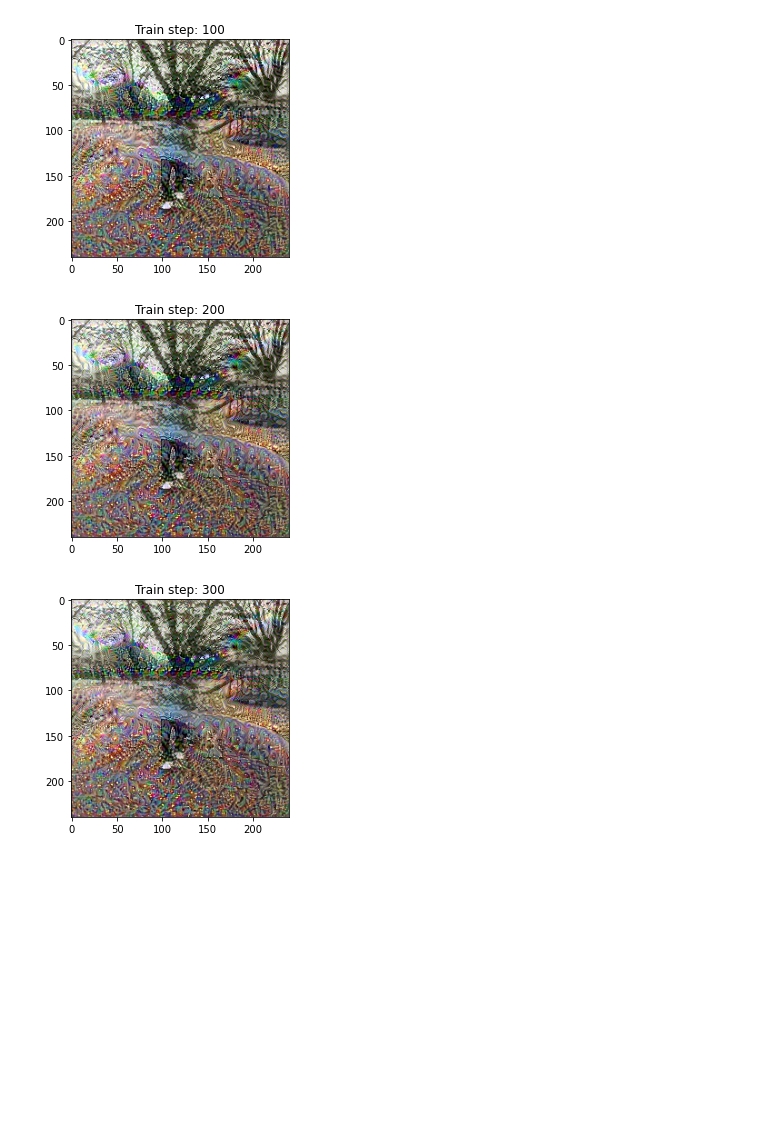
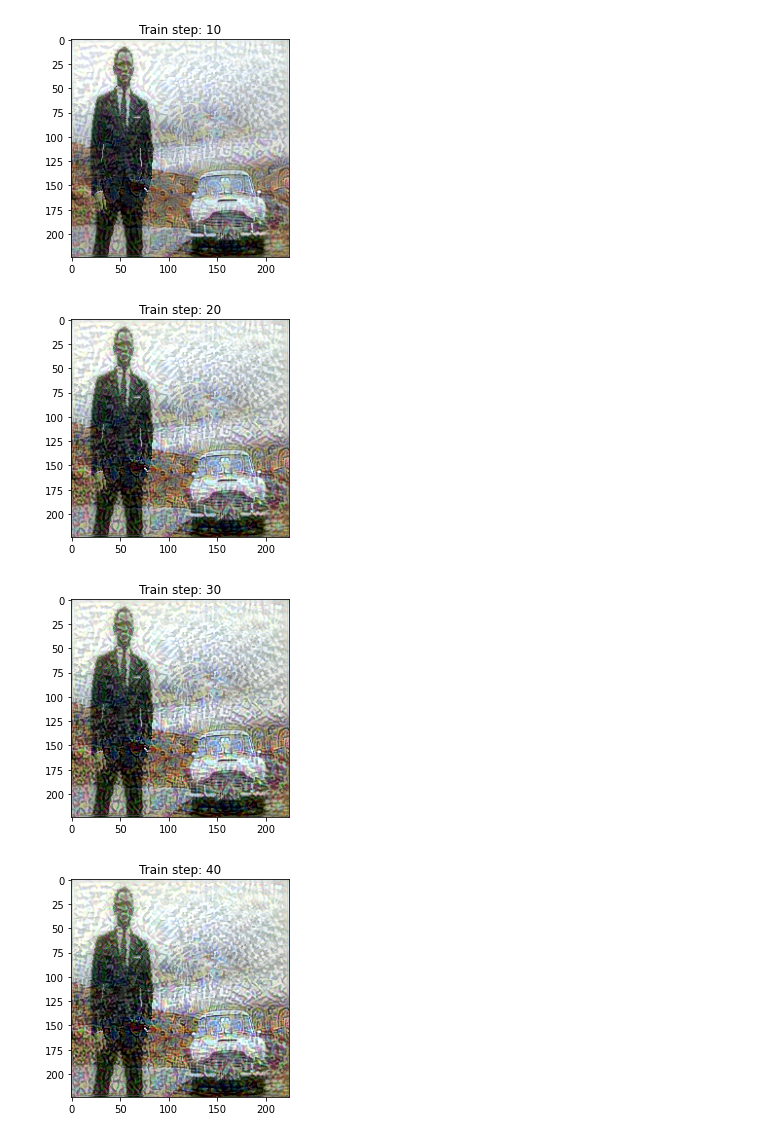
Before and after one commit to ProgressingMann/NeuralStyleTransfer, a Jupyter notebook: NeuralStyleTransfer.ipynb, the cells around one changed output. Saved outputs shown, nothing was run; the diff lists cells and outputs as text; code cells hidden in the pictures; blank space fills up the shorter version.

```diff
--- a/NeuralStyleTransfer.ipynb
+++ b/NeuralStyleTransfer.ipynb
@@ -34,5 +36,5 @@ style_img.shape
 # %%
-def image2array(image):
+def image2array(image, dims):
     """
     Input: An image.
 
@@ -40,13 +42,7 @@ def image2array(image):
     """
     image = plt.imread(image)
     img = tf.image.convert_image_dtype(image, tf.float32)
-    img = tf.image.resize(img, [240, 240])
+    img = tf.image.resize(img, dims)
       # Shape -> (batch_size, h, w, d)
     img = img[tf.newaxis, :]
     return img
- #   imagearray = image.load_img(path=imagepath, target_size=(224, 224))
- #   imagearray = np.asarray(imagearray)
- #   imagearray = np.expand_dims(imagearray, 0)
-
-
- #   return tf.convert_to_tensor(imagearray)
@@ -60,0 +49,5 @@ content_img.shape, style_img.shape
+# %%
+dims = [224, 224]
+content_img = image2array('images/daniel-craig-james-bond.jpg', dims)
+style_img = image2array('images/sunset.jpg', dims)
+content_img.shape, style_img.shape
@@ -234,17 +232,18 @@ def train_step(image):
 target_image = tf.Variable(content_img)
 # %%
 epochs = 10
-steps_per_epoch = 100
+steps_per_epoch = 10
 
 step = 0
 for n in range(epochs):
     for m in range(steps_per_epoch):
         step += 1
         train_step(target_image)
     plt.imshow(np.squeeze(target_image.read_value(), 0))
     plt.title("Train step: {}".format(step))
     plt.show()
 # %% [output]
-[figure, old version]
+[figure, new version]
-[figure, old version]
+[figure, new version]
-[figure, old version]
+[figure, new version]
+[figure, added]
```
Also changed, not shown: parts of 18 cells of this notebook, 34 other files.
